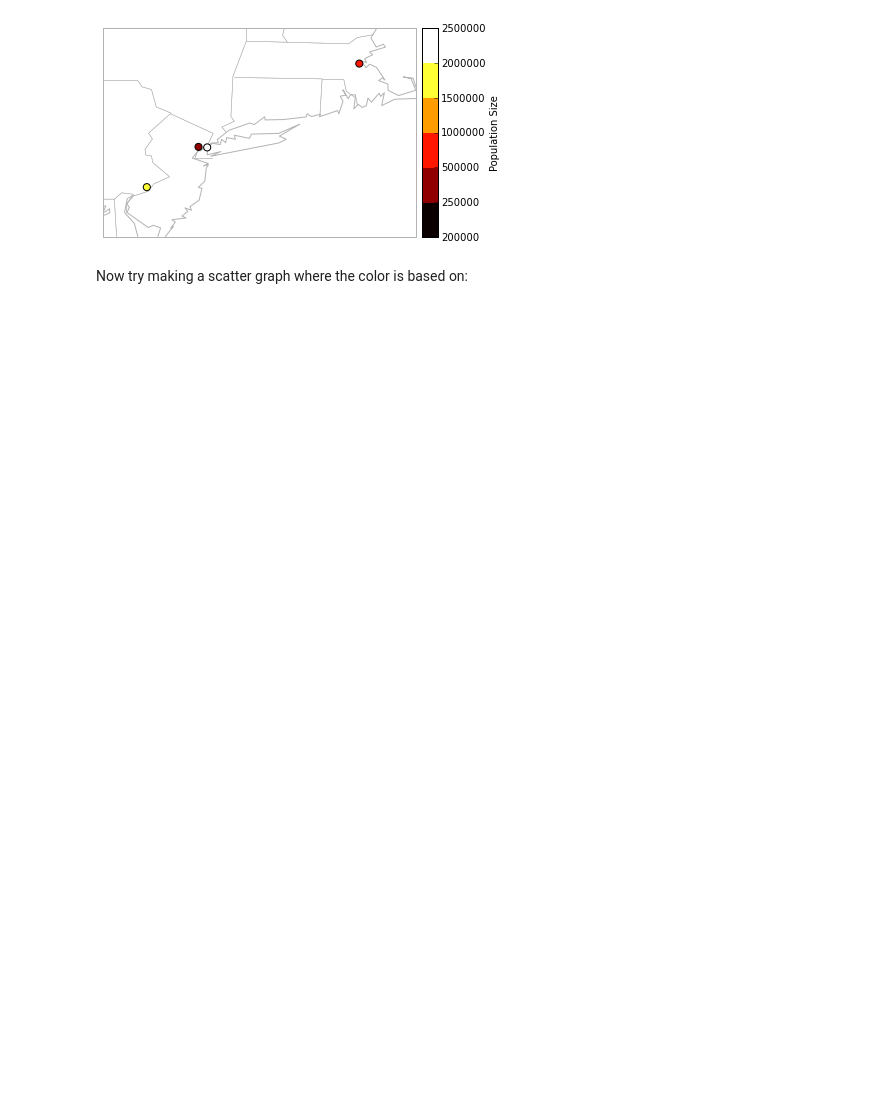
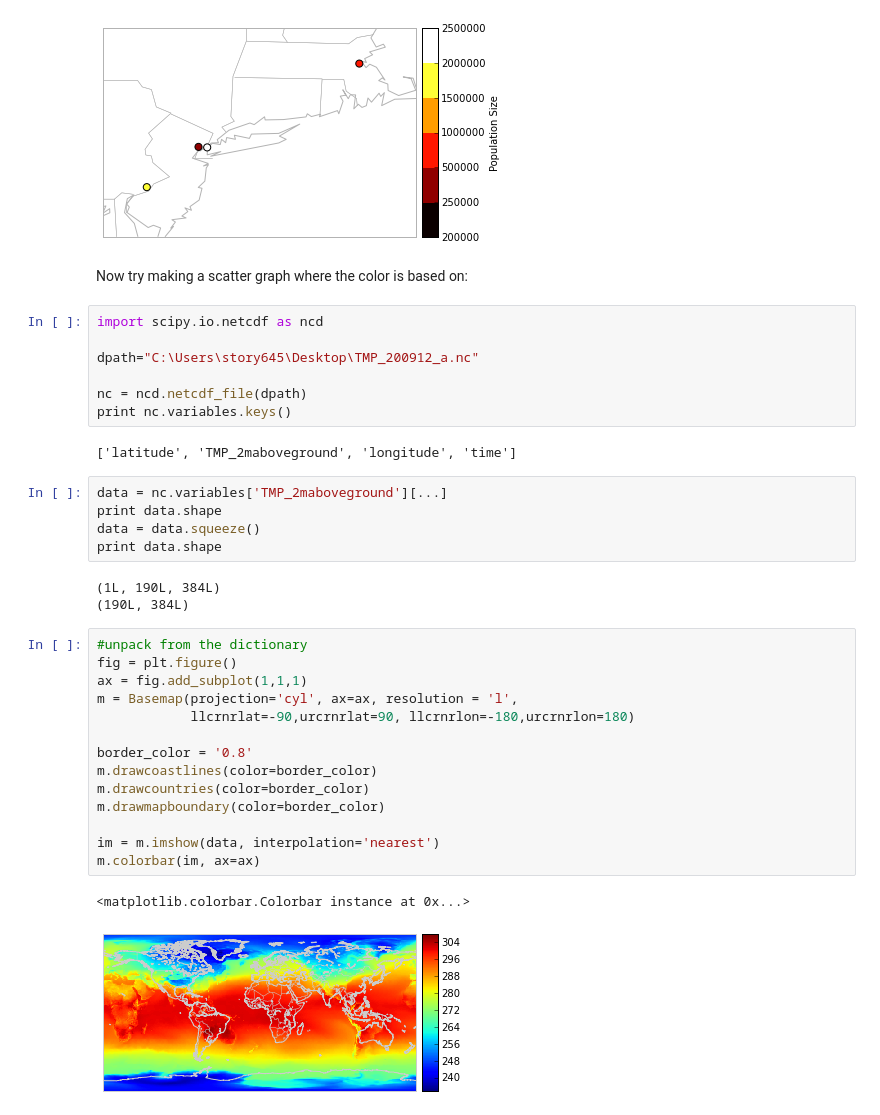
Before and after one commit to story645/EAS213, a Jupyter notebook: july21.ipynb, the cells around one changed output. Drawn from its saved outputs; the diff is of its cells as text; blank space fills up the shorter version.

Commit message:
reading in and visualizing netcdf files

```diff
--- a/july21.ipynb
+++ b/july21.ipynb
@@ -235,3 +235,37 @@ cb.set_label("Population Size")
 [figure]
 # %% [markdown]
 Now try making a scatter graph where the color is based on:
+# %%
+import scipy.io.netcdf as ncd
+
+dpath="C:\Users\story645\Desktop\TMP_200912_a.nc"
+
+nc = ncd.netcdf_file(dpath)
+print nc.variables.keys()
+# %% [output]
+['latitude', 'TMP_2maboveground', 'longitude', 'time']
+# %%
+data = nc.variables['TMP_2maboveground'][...]
+print data.shape
+data = data.squeeze()
+print data.shape
+# %% [output]
+(1L, 190L, 384L)
+(190L, 384L)
+# %%
+#unpack from the dictionary
+fig = plt.figure()
+ax = fig.add_subplot(1,1,1)
+m = Basemap(projection='cyl', ax=ax, resolution = 'l',
+            llcrnrlat=-90,urcrnrlat=90, llcrnrlon=-180,urcrnrlon=180)
+
+border_color = '0.8'
+m.drawcoastlines(color=border_color)
+m.drawcountries(color=border_color)
+m.drawmapboundary(color=border_color)
+
+im = m.imshow(data, interpolation='nearest')
+m.colorbar(im, ax=ax)
+# %% [output]
+<matplotlib.colorbar.Colorbar instance at 0x...>
+[figure, added]
```
Also changed, not shown: parts of 6 cells of this notebook.
